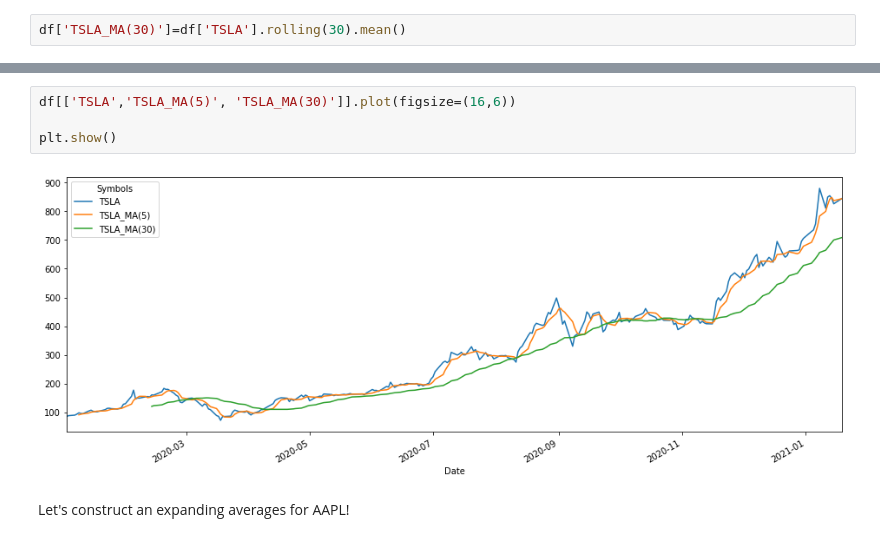
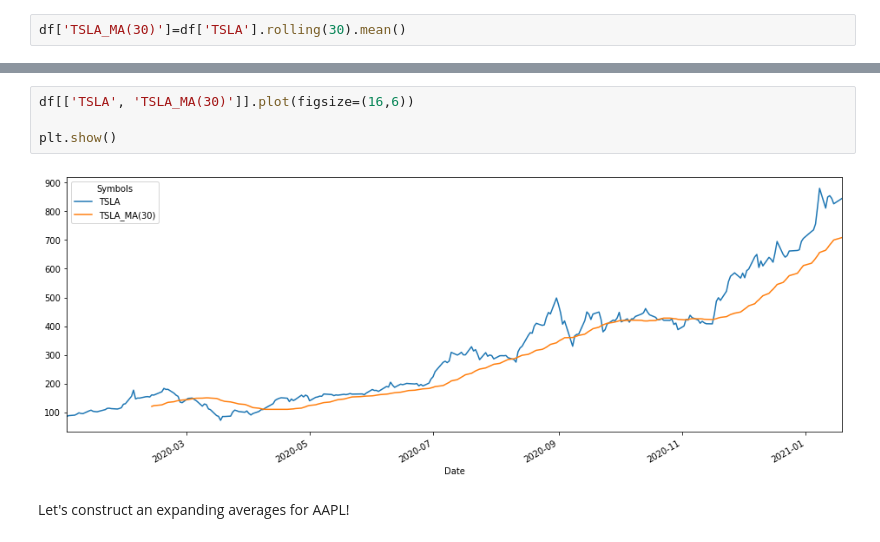
Before and after one commit to PJalgotrader/ML-USU-SP21, a Jupyter notebook: Classes/Class 3- Python Crash Course/Class 3-notebooks/7- Time series in Python.ipynb, the cells around one changed output, grey strips where cells are left out. Drawn from its saved outputs; the diff is of its cells as text.

```diff
--- a/Classes/Class 3- Python Crash Course/Class 3-notebooks/7- Time series in Python.ipynb
+++ b/Classes/Class 3- Python Crash Course/Class 3-notebooks/7- Time series in Python.ipynb
@@ -313,9 +310,9 @@ df.head()
 # %%
-df[['TSLA','TSLA_MA(5)', 'TSLA_MA(30)']].plot(figsize=(16,6))
+df[['TSLA', 'TSLA_MA(30)']].plot(figsize=(16,6))
 
 plt.show()
 # %% [output]
-[figure, old version]
+[figure, new version]
 # %% [markdown]
 Let's construct an expanding averages for AAPL!
 # %%
```
Also changed, not shown: parts of 7 cells of this notebook.
